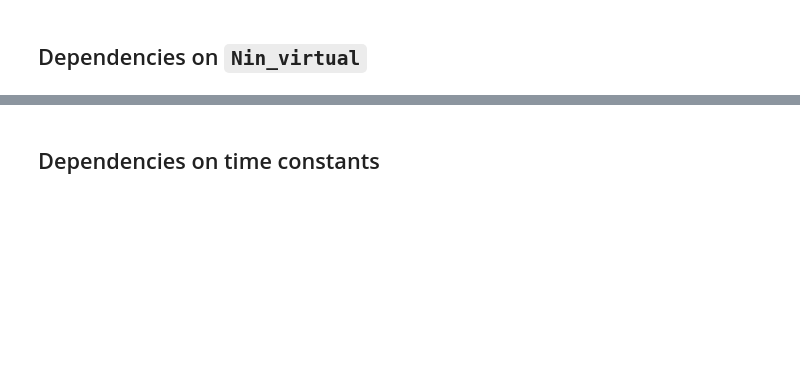
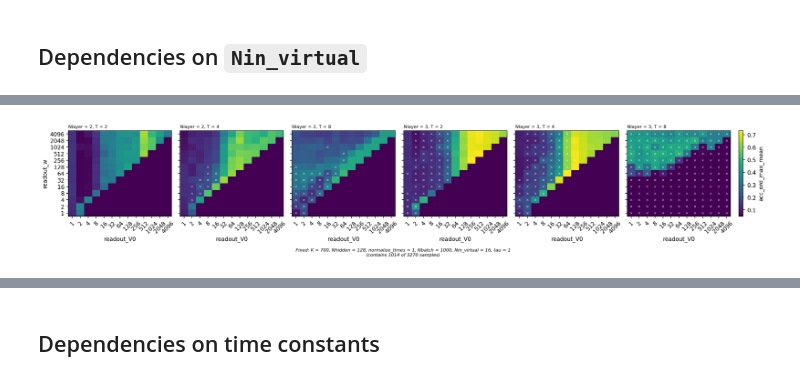
Before and after one commit to carlowenig/spikegd-carlo, a Jupyter notebook: experiments/heidelberg/analyze_grid_results_v2.1_max_over_time.ipynb, the cells around one changed output, grey strips where cells are left out. Drawn from its saved outputs; the diff is of its cells as text; code cells hidden in the pictures; blank space fills up the shorter version.

```diff
--- a/experiments/heidelberg/analyze_grid_results_v2.1_max_over_time.ipynb
+++ b/experiments/heidelberg/analyze_grid_results_v2.1_max_over_time.ipynb
@@ -111,0 +114,94 @@ PlotGrid(
+# %%
+from matplotlib.axes import Axes
+from pandas.core.api import DataFrame as DataFrame
+
+from spikegd.utils.plotting import HeatmapPlot, LinePlot, Plot, PlotGrid, ValueTicks, _get_val_list
+
+
+class RotateTicks(Plot):
+    def __init__(self, axis, rotation=45):
+        self.axis = axis
+        self.rotation = rotation
+
+    def draw_to_ax(
+        self,
+        grid: PlotGrid,
+        full_df: DataFrame,
+        ax: Axes,
+        ax_df: DataFrame,
+        func_key: str,
+        func_agg: str | None,
+    ) -> None:
+        ax.tick_params(axis=self.axis, rotation=self.rotation)
+
+
+
+class NanXPlot(Plot):
+    def __init__(self, key: str):
+        self.key = key
+
+    def draw_to_ax(
+        self,
+        grid: PlotGrid,
+        full_df: DataFrame,
+        ax: Axes,
+        ax_df: DataFrame,
+        func_key: str,
+        func_agg: str | None,
+    ) -> None:
+        if len(grid.arg_keys) != 2:
+            raise ValueError(
+                "HeatmapPlot requires exactly two arg keys since it is 2-dimensional"
+            )
+
+        x_key, y_key = grid.arg_keys
+
+        x_vals = _get_val_list(full_df, x_key, grid.min_points_per_ax)
+        y_vals = _get_val_list(full_df, y_key, grid.min_points_per_ax)
+
+        if not x_vals or not x_vals:
+            return
+
+        x_vals = np.sort(x_vals)
+        y_vals = np.sort(y_vals)
+        shape = (len(x_vals), len(y_vals))
+
+        for x_i, y_i in np.ndindex(shape):
+            mask = (ax_df[x_key] == x_vals[x_i]) & (ax_df[y_key] == y_vals[y_i])
+
+            if not mask.any():
+                continue
+
+            losses = ax_df[mask][self.key]
+
+            if losses.isna().all():
+                ax.plot(x_i, y_i, "x", ms=3, color="white", alpha=0.5)
+            elif losses.isna().any():
+                ax.plot(x_i, y_i, ".", ms=3, color="white", alpha=0.5)
+
+PlotGrid(
+    arg_keys=("config.readout_V0", "config.readout_w"),
+    func_keys=(
+        # "metrics.acc_max_mean",
+        "metrics.acc_ord_max_mean",
+        # "metrics.epoch_time_mean",
+        # "metrics.acc_max_epoch",
+        # "metrics.silent_neurons_final_mean",
+        # "metrics.loss_final_mean",
+    ),
+    plots=[HeatmapPlot(), ValueTicks(), RotateTicks("x"), NanXPlot("metrics.loss_final_mean")],
+    col_keys=("config.Nlayer", "config.T"),
+    fixed_values={
+        "config.K": 700,
+        "config.Nhidden": 128,
+        "config.normalize_times": True,
+        "config.Nbatch": 1000,
+        "config.Nin_virtual": 16,
+        "config.tau": 1,
+    },
+    whitelists={"config.T": [2, 4, 8]},
+    indep_keys=indep_keys,
+    key_format=key_format,
+).show(trials_data.df)
+# %% [output]
+[figure, added]
```
Also changed, not shown: parts of 12 cells of this notebook, 7 other files.
